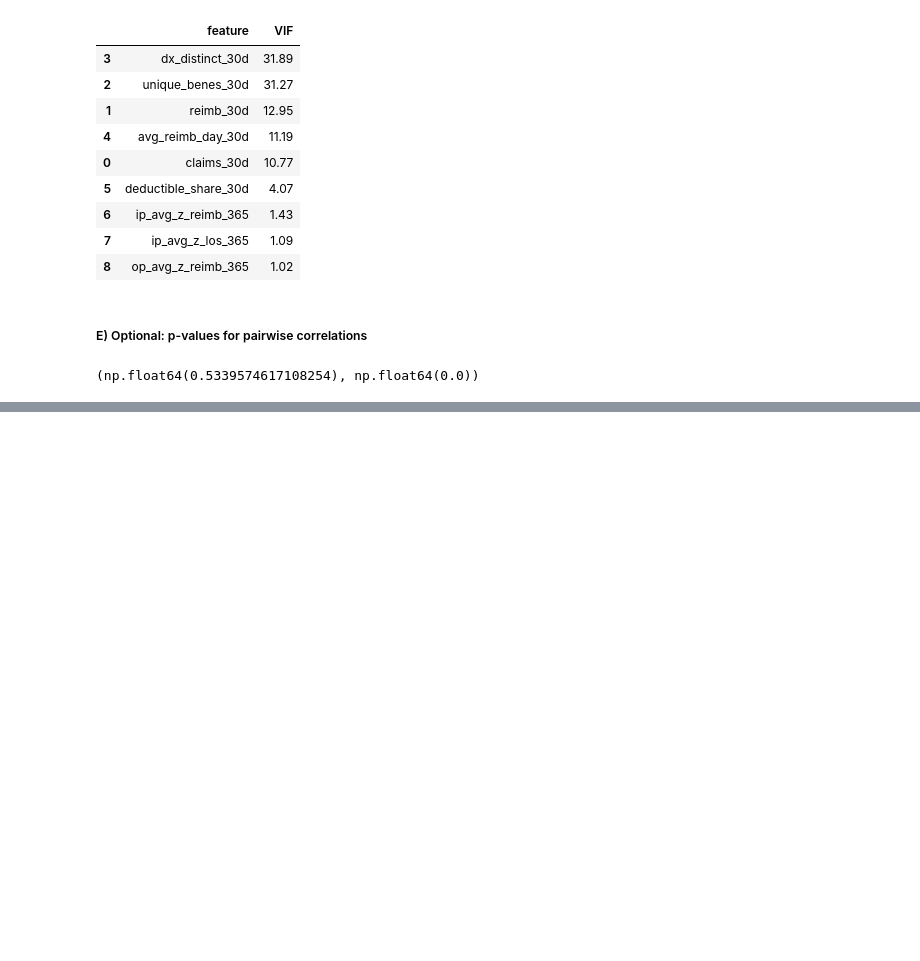
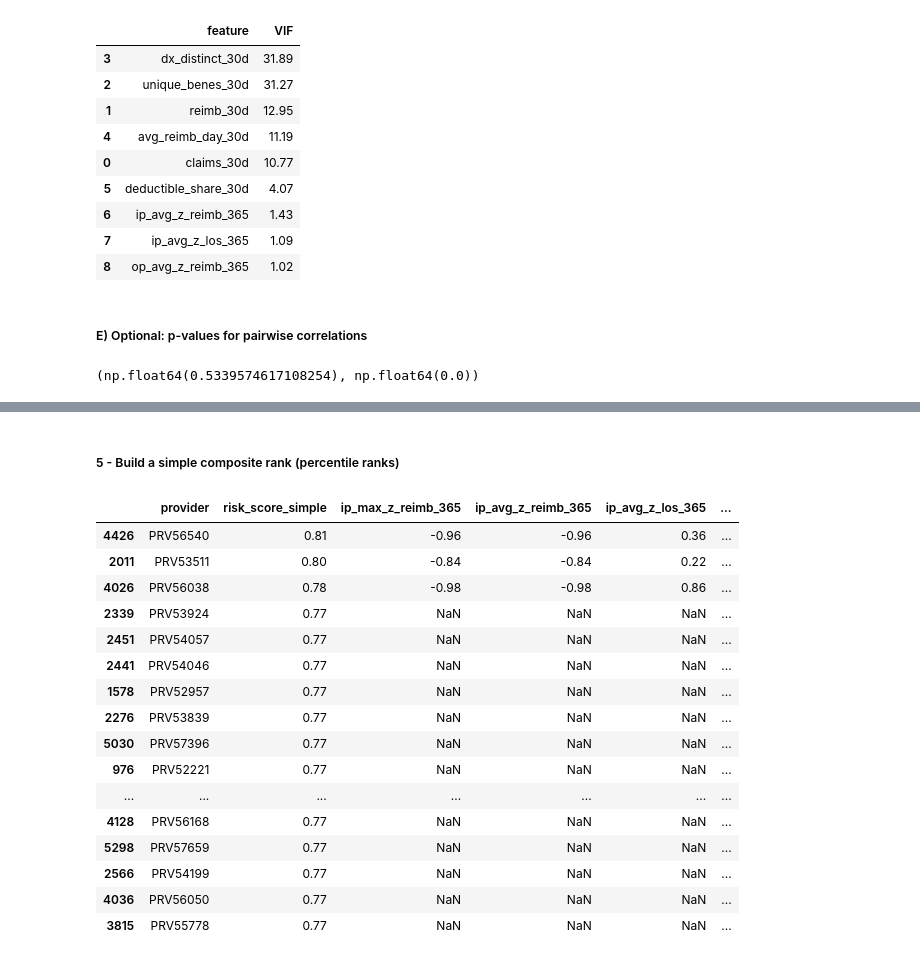
Before and after one commit to Healthcare-Fraud-Detection-System/Healthcare-Fraud-Detection-System, a Jupyter notebook: Project/3) Exploratory Analysis + Sanity Checks/3.1-3.3.ipynb, the cells around one changed output, grey strips where cells are left out. Cells and saved outputs as stored; diff of their text form; code cells hidden in the pictures; blank space fills up the shorter version.

```diff
--- a/Project/3) Exploratory Analysis + Sanity Checks/3.1-3.2.ipynb
+++ b/Project/3) Exploratory Analysis + Sanity Checks/3.1-3.3.ipynb
@@ -993,0 +1167,11 @@ r, p
+# %%
+ruleprov = pd.read_sql("SELECT * FROM mart.rule_provider_flags", con=engine)
+prov = providers.merge(ruleprov, on="provider",
+                       how="left")
+count_cols = ["claims_total", "dup_exact_claims", "dup_near_total",
+              "upcoding_ip_claims", "upcoding_op_claims",
+              "overcharge_z_claims", "overcharge_iqr_claims"]
+for c in count_cols:
+    if c in prov.columns:
+        prov[c] = prov[c].fillna(0).astype(int)
+prov
@@ -993,0 +1437,44 @@ r, p
+# %% [markdown]
+##### 5 - Build a simple composite rank (percentile ranks)
+# %%
+# Use percentile ranks so scales are comparable (Pandas rank, desc vs asc).
+metrics = {
+    "ip_max_z_reimb_365": "desc",
+    "ip_avg_z_reimb_365": "desc",
+    "ip_avg_z_los_365": "asc",
+    "op_max_z_reimb_365": "desc",
+    "avg_reimb_per_claim": "desc",
+    "claims_30d": "desc",
+    "overcharge_z_claims": "desc",
+    "dup_exact_claims": "desc",
+    "upcoding_ip_claims": "desc",
+}
+scored = prov.copy()
+for m, order in metrics.items():
+    if m in scored.columns:
+        scored[f"r_{m}"] = scored[m].rank(
+            pct=True, ascending=(order == "asc"))  # 0..1
+rank_cols = [c for c in scored.columns if c.startswith("r_")]
+scored["risk_score_simple"] = scored[rank_cols].mean(
+    axis=1)
+top_scored = scored.nlargest(30, "risk_score_simple")[
+    ["provider", "risk_score_simple"] + list(metrics.keys())]
+top_scored.head(30)
+# %% [output]
+|  | provider | risk_score_simple | ip_max_z_reimb_365 | ip_avg_z_reimb_365 | ip_avg_z_los_365 | ... |
+| 4426 | PRV56540 | 0.81 | -0.96 | -0.96 | 0.36 | ... |
+| 2011 | PRV53511 | 0.80 | -0.84 | -0.84 | 0.22 | ... |
+| 4026 | PRV56038 | 0.78 | -0.98 | -0.98 | 0.86 | ... |
+| 2339 | PRV53924 | 0.77 | NaN | NaN | NaN | ... |
+| 2451 | PRV54057 | 0.77 | NaN | NaN | NaN | ... |
+| 2441 | PRV54046 | 0.77 | NaN | NaN | NaN | ... |
+| 1578 | PRV52957 | 0.77 | NaN | NaN | NaN | ... |
+| 2276 | PRV53839 | 0.77 | NaN | NaN | NaN | ... |
+| 5030 | PRV57396 | 0.77 | NaN | NaN | NaN | ... |
+| 976 | PRV52221 | 0.77 | NaN | NaN | NaN | ... |
+| ... | ... | ... | ... | ... | ... | ... |
+| 4128 | PRV56168 | 0.77 | NaN | NaN | NaN | ... |
+| 5298 | PRV57659 | 0.77 | NaN | NaN | NaN | ... |
+| 2566 | PRV54199 | 0.77 | NaN | NaN | NaN | ... |
+| 4036 | PRV56050 | 0.77 | NaN | NaN | NaN | ... |
+| 3815 | PRV55778 | 0.77 | NaN | NaN | NaN | ... |
```
Also changed, not shown: parts of 24 cells of this notebook, 16 other files.
